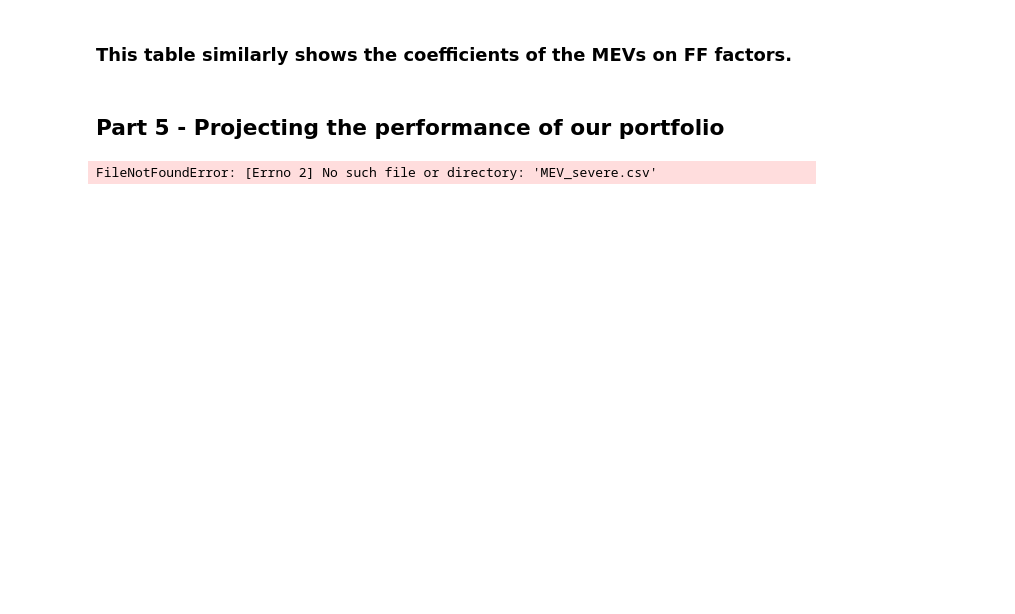
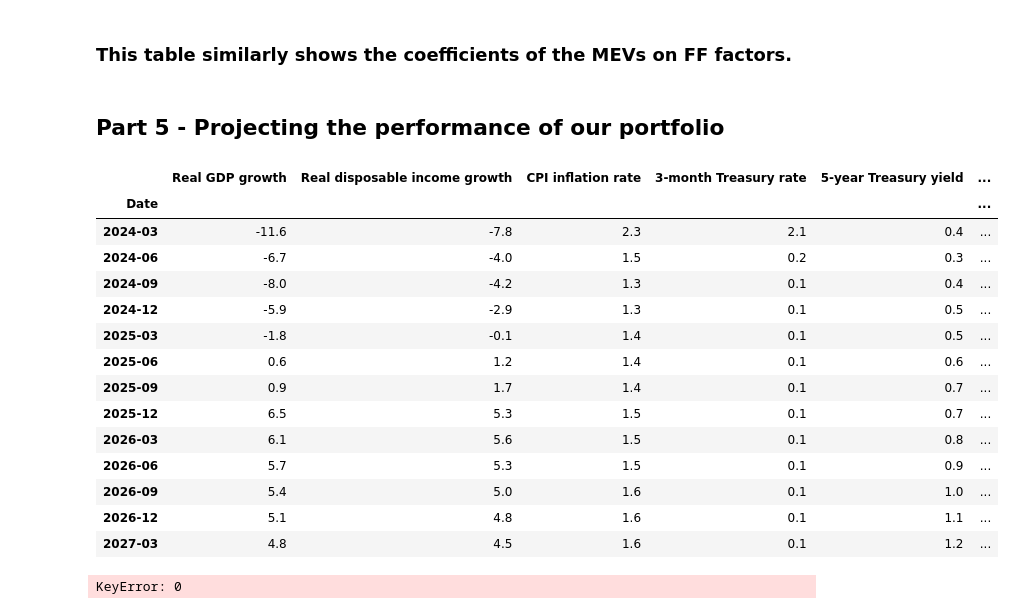
Before and after one commit to vafang25/Econ_Project_2, a Jupyter notebook: Data_Project_2.ipynb, the cells around one changed output. Cells and saved outputs as stored; diff of their text form; code cells hidden in the pictures; blank space fills up the shorter version.

```diff
--- a/Data_Project_2.ipynb
+++ b/Data_Project_2.ipynb
@@ -436,14 +482,70 @@ KeyError: 'UMD'
 ### This table similarly shows the coefficients of the MEVs on FF factors.
 # %% [markdown]
 ## Part 5 - Projecting the performance of our portfolio
-# %%
-# Read in the adverse situation MEVs
-MEVs_severe = pd.read_csv('MEV_severe.csv')
-MEVs_severe['Date'] = MEVs_severe['Date'].apply(convert_to_yyyy_mm)
-MEVs_severe.set_index('Date', inplace=True)
-MEVs_severe = MEVs_severe[MEVs.columns] # Filter to only the MEVs we're using
-# %% [output]
-FileNotFoundError: [Errno 2] No such file or directory: 'MEV_severe.csv'
+# %%
+# Read the CSV file and set 'Date' as the index
+MEVs_severe = pd.read_csv('2024-Table_4A_Supervisory_Severely_Adverse_Domestic.csv')
+
+MEVs_severe['Date'] = MEVs_severe['Date'].apply(convert_to_yyyy_mm)
+
+# Drop the 'Scenario Name' column
+MEVs_severe.drop(columns=['Scenario Name'], inplace=True)
+MEVs_severe.set_index('Date', inplace=True)
+
+# Display the DataFrame
+MEVs_severe = MEVs_severe[MEVs.columns]
+
+MEVs_severe
+# %% [output]
+|  | Real GDP growth | Real disposable income growth | CPI inflation rate | 3-month Treasury rate | 5-year Treasury yield | ... |
+| Date |  |  |  |  |  | ... |
+| 2024-03 | -11.6 | -7.8 | 2.3 | 2.1 | 0.4 | ... |
+| 2024-06 | -6.7 | -4.0 | 1.5 | 0.2 | 0.3 | ... |
+| 2024-09 | -8.0 | -4.2 | 1.3 | 0.1 | 0.4 | ... |
+| 2024-12 | -5.9 | -2.9 | 1.3 | 0.1 | 0.5 | ... |
+| 2025-03 | -1.8 | -0.1 | 1.4 | 0.1 | 0.5 | ... |
+| 2025-06 | 0.6 | 1.2 | 1.4 | 0.1 | 0.6 | ... |
+| 2025-09 | 0.9 | 1.7 | 1.4 | 0.1 | 0.7 | ... |
+| 2025-12 | 6.5 | 5.3 | 1.5 | 0.1 | 0.7 | ... |
+| 2026-03 | 6.1 | 5.6 | 1.5 | 0.1 | 0.8 | ... |
+| 2026-06 | 5.7 | 5.3 | 1.5 | 0.1 | 0.9 | ... |
+| 2026-09 | 5.4 | 5.0 | 1.6 | 0.1 | 1.0 | ... |
+| 2026-12 | 5.1 | 4.8 | 1.6 | 0.1 | 1.1 | ... |
+| 2027-03 | 4.8 | 4.5 | 1.6 | 0.1 | 1.2 | ... |
+# %%
+import pandas as pd
+from sklearn.linear_model import LinearRegression
+
+def predict_FF_factors(MEVs, model):
+    """
+    Predicts the FF factors using the provided MEVs and trained model.
+
+    Parameters:
+    MEVs (pd.DataFrame): DataFrame containing the macroeconomic variables.
+    model (LinearRegression): Trained linear regression model.
+
+    Returns:
+    pd.DataFrame: DataFrame containing the predicted FF factors.
+    """
+    # Ensure MEVs is a DataFrame
+    if not isinstance(MEVs, pd.DataFrame):
+        raise ValueError("MEVs should be a pandas DataFrame")
+
+    # Predict the FF factors
+    predicted_FF_factors = model.predict(MEVs)
+
+    # Convert the predictions to a DataFrame
+    predicted_FF_factors_df = pd.DataFrame(predicted_FF_factors, index=MEVs.index, columns=['Predicted_FF_Factor'])
+
+    return predicted_FF_factors_df
+
+# Example usage:
+# Assuming `MEVs_severe` is your DataFrame with MEVs and `trained_model` is your trained LinearRegression model
+trained_model = LinearRegression().fit(MEVs_severe, FF_factors[0])  # Example of training the model
+predicted_FF_factors = predict_FF_factors(MEVs_severe, trained_model)  # Example of predicting the FF factors
+print(predicted_FF_factors)
+# %% [output]
+KeyError: 0
 # %%
 # Handle stationarity similar to before
 diffs_needed = pd.DataFrame(index=MEVs_severe.columns, columns=['Differences'])
```
Also changed, not shown: parts of 8 cells of this notebook.
